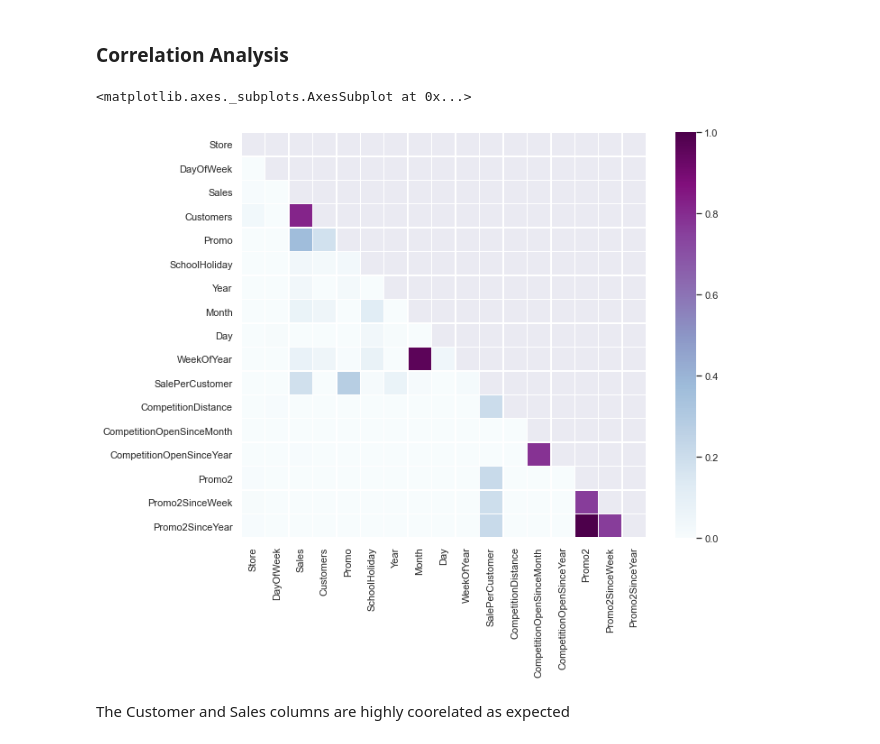
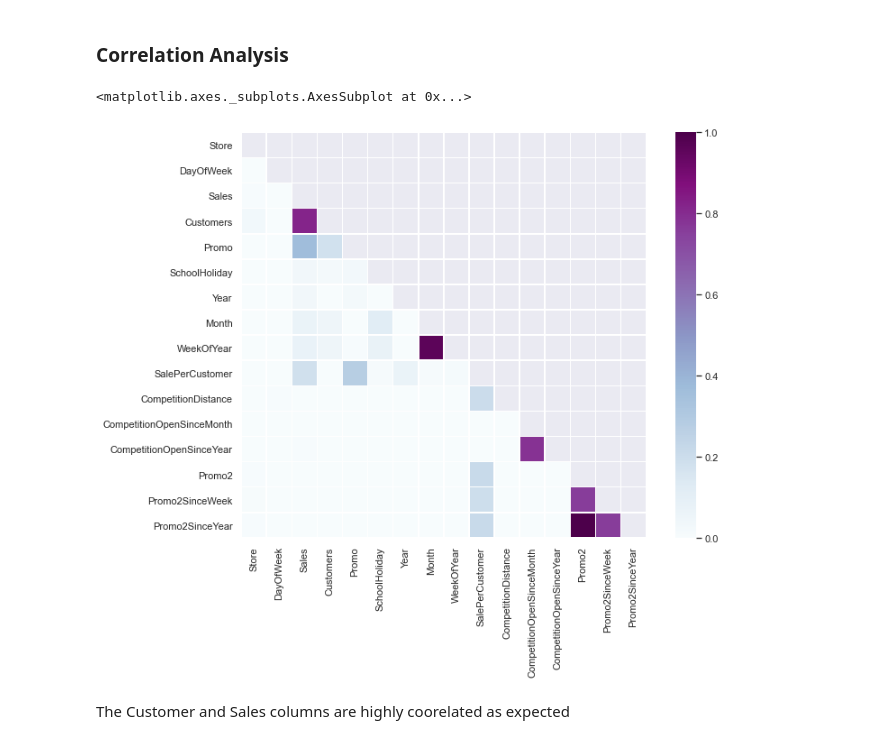
Before and after one commit to Jabor047/10acad, a Jupyter notebook: Week 5/Week 5 Solution.ipynb, the cells around one changed output. Cells and saved outputs as stored; diff of their text form; code cells hidden in the pictures.

```diff
--- a/Week 5/Week 5 Solution.ipynb
+++ b/Week 5/Week 5 Solution.ipynb
@@ -46,13 +59,12 @@ DatetimeIndex(['2015-07-31', '2015-07-31', '2015-07-31', '2015-07-31',
 def dataTuning(df):
     df['Year'] = df.index.year
     df['Month'] = df.index.month
-    df['Day'] = df.index.day
     df['WeekOfYear'] = df.index.weekofyear
 
-    df['SalePerCustomer'] = df['Sales']/df['Customers']
     return df
 
 dfTrain = dataTuning(dfTrain)
+dfTrain['SalePerCustomer'] = dfTrain['Sales']/dfTrain['Customers']
 dfTrain['SalePerCustomer'].describe()
 # %% [output]
 count    844340.000000
@@ -163,9 +175,13 @@ Promo2SinceWeek              0
 Promo2SinceYear              0
 PromoInterval                0
 dtype: int64
+# %%
+# merge the Store data and the train data
+def merge(df, store):
+    dfJoined = pd.merge(df, store, how='inner', on='Store')
+    return dfJoined
 # %%
-# merge the Store data and the train data
-dfTrainStore = pd.merge(dfTrain, dfStore, how='inner', on='Store')
+dfTrainStore = merge(dfTrain, dfStore)
 print("The shape of the merged training and store dataset is: ", dfTrainStore.shape)
 dfTrainStore.head()
 # %% [output]
@@ -256,18 +281,18 @@ sns.catplot(x='Month', y='Sales', data=dfTrainStore, kind='point',
 # %%
 # get the correlation matrix
 # dropping the open column
 corr = dfTrainStore.drop('Open', axis=1).corr()
 
 # create a mask for the upper triangle
 mask = np.zeros_like(corr, dtype = np.bool)
 mask[np.triu_indices_from(mask)] = True
 
 # plot the correlation heatmap
 sns.heatmap(corr, vmin=0, vmax=1, square=True, cmap="BuPu",
-           linewidths=.5, mask=mask)
+           linewidths=.5, mask=mask, fmt='.2f')
 # %% [output]
 <matplotlib.axes._subplots.AxesSubplot at 0x...>
-[figure, old version]
+[figure, new version]
 # %% [markdown]
 The Customer and Sales columns are highly coorelated as expected
 # %% [markdown]
```
Also changed, not shown: parts of 39 cells of this notebook, 5 other files.
